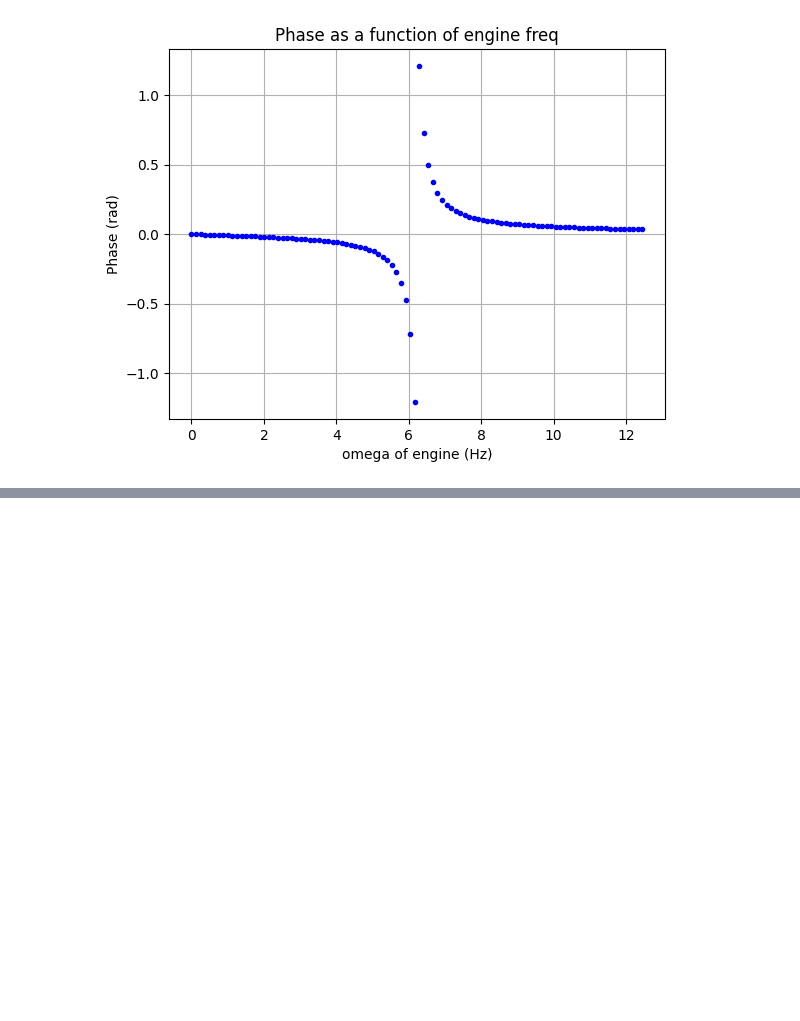
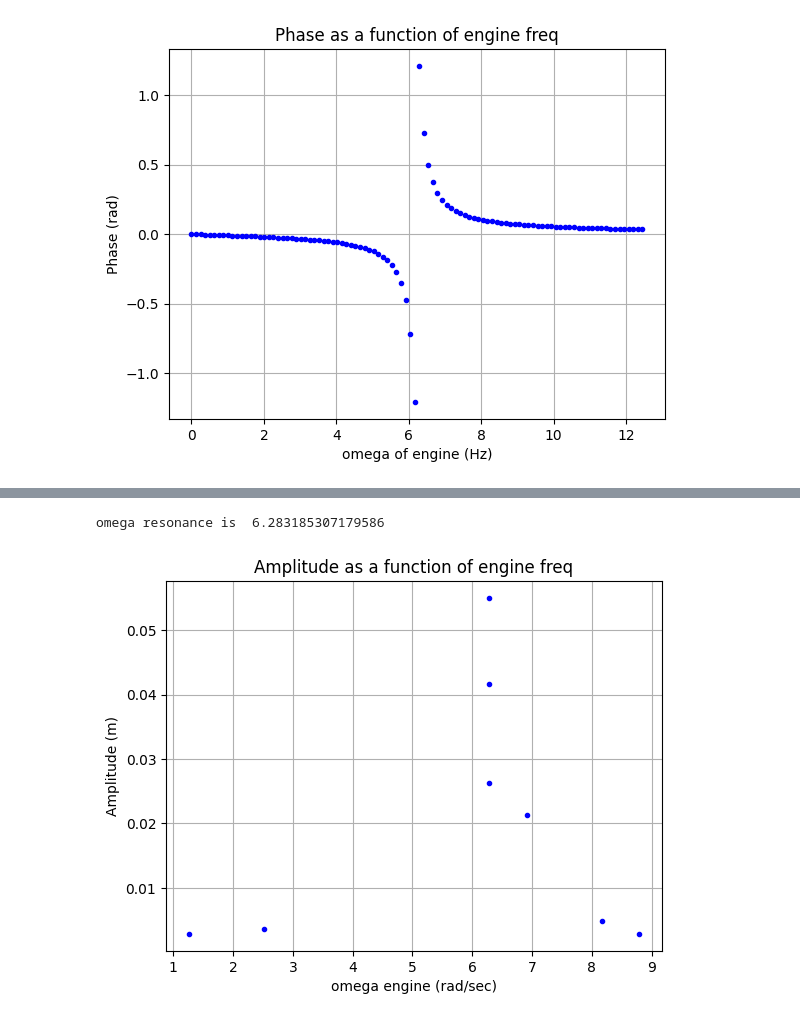
Before and after one commit to ronniegertman/Waves, a Jupyter notebook: harmonic_oscilator.ipynb, the cells around one changed output, grey strips where cells are left out. Cells and saved outputs as stored; diff of their text form; code cells hidden in the pictures; blank space fills up the shorter version.

```diff
--- a/harmonic_oscilator.ipynb
+++ b/harmonic_oscilator.ipynb
@@ -249,0 +273,22 @@ with open("./data.json", 'w') as file:
+# %%
+#finding A
+with open('data.json', 'r') as file:
+    omega_engine_vec  = []
+    amp_vec = []
+    data = json.load(file)
+    for element in data:
+        omega_engine_vec.append(data[element]['omega'])
+        amp_vec.append(data[element]['amp'])
+
+plt.figure()
+plt.plot(omega_engine_vec, amp_vec, 'b.')
+plt.xlabel('omega engine (rad/sec)')
+plt.ylabel('Amplitude (m)')
+plt.title("Amplitude as a function of engine freq")
+plt.grid()
+
+omega_res_index = np.argmax(amp_vec)
+print("omega resonance is ", omega_engine_vec[omega_res_index])
+# %% [output]
+omega resonance is  6.283185307179586
+[figure, added]
```
Also changed, not shown: parts of 3 cells of this notebook.
